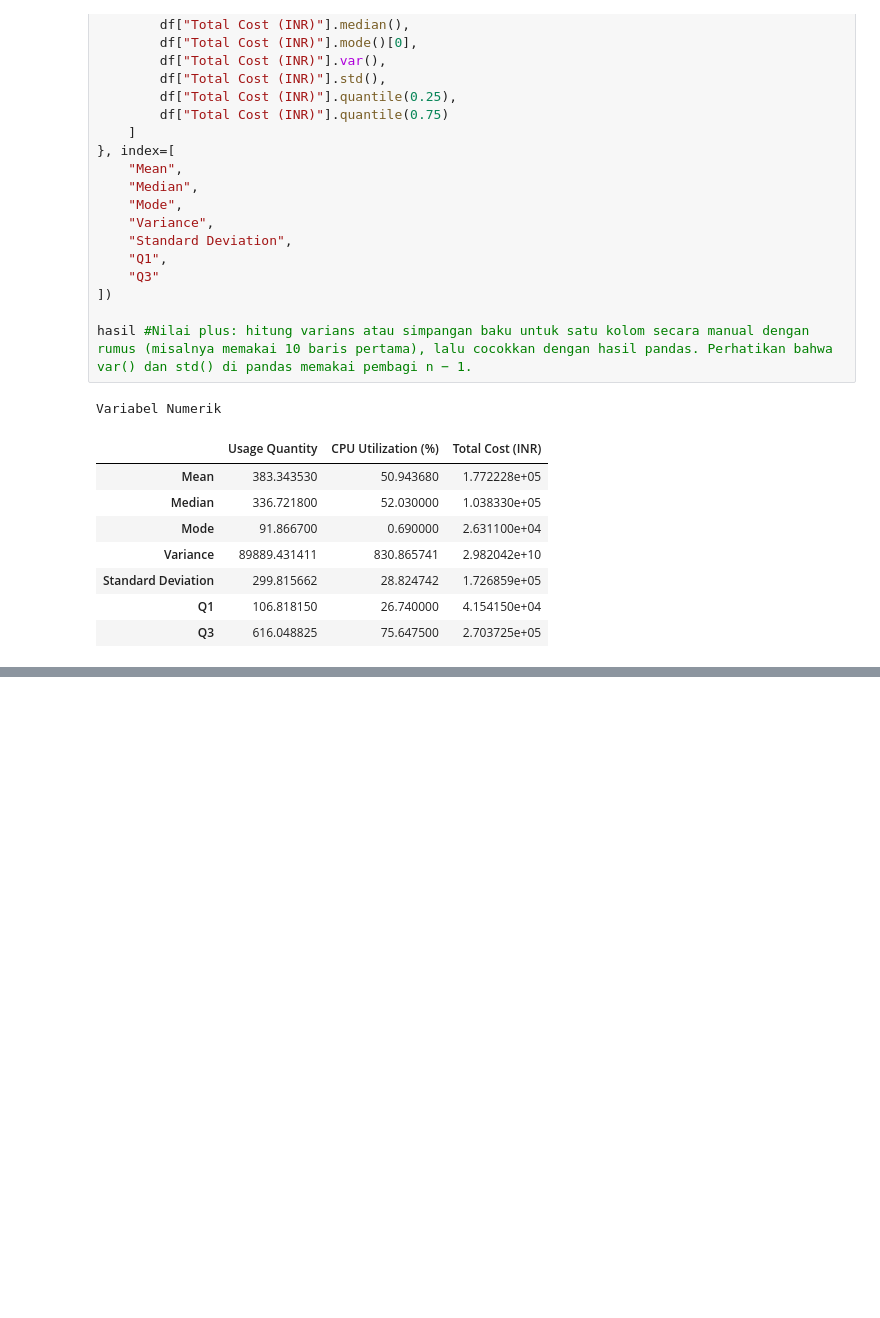
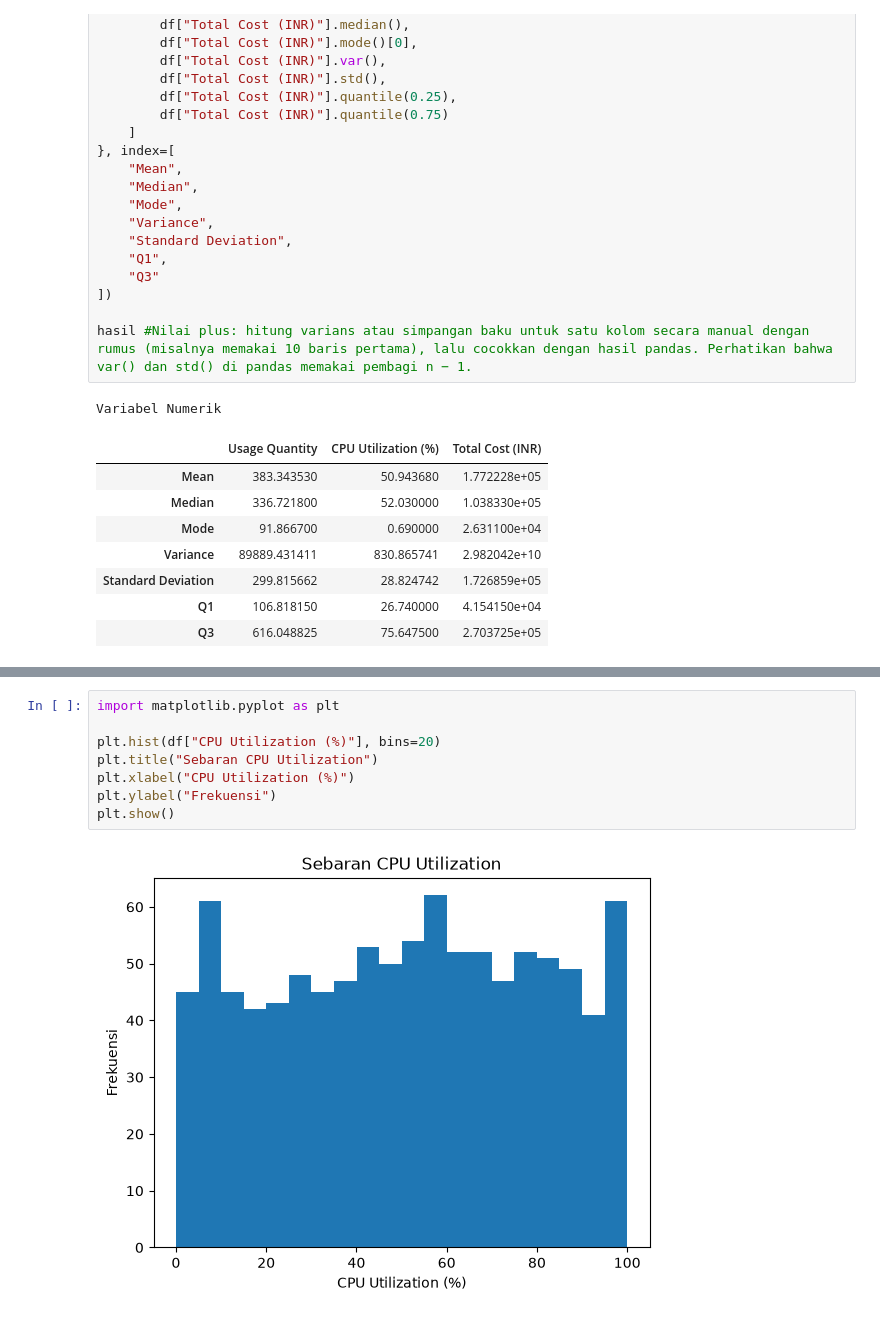
Before and after one commit to wieczornica/proyek1-eda-kelompok-10, a Jupyter notebook: GCP Cloud Spending Analysis.ipynb, the cells around one changed output, grey strips where cells are left out. Cells and saved outputs as stored; diff of their text form; blank space fills up the shorter version.

```diff
--- a/GCP Cloud Spending Analysis.ipynb
+++ b/GCP Cloud Spending Analysis.ipynb
@@ -148,0 +183,10 @@ Variabel Numerik
+# %%
+import matplotlib.pyplot as plt
+
+plt.hist(df["CPU Utilization (%)"], bins=20)
+plt.title("Sebaran CPU Utilization")
+plt.xlabel("CPU Utilization (%)")
+plt.ylabel("Frekuensi")
+plt.show()
+# %% [output]
+[figure, added]
```
Also changed, not shown: parts of 11 cells of this notebook.
